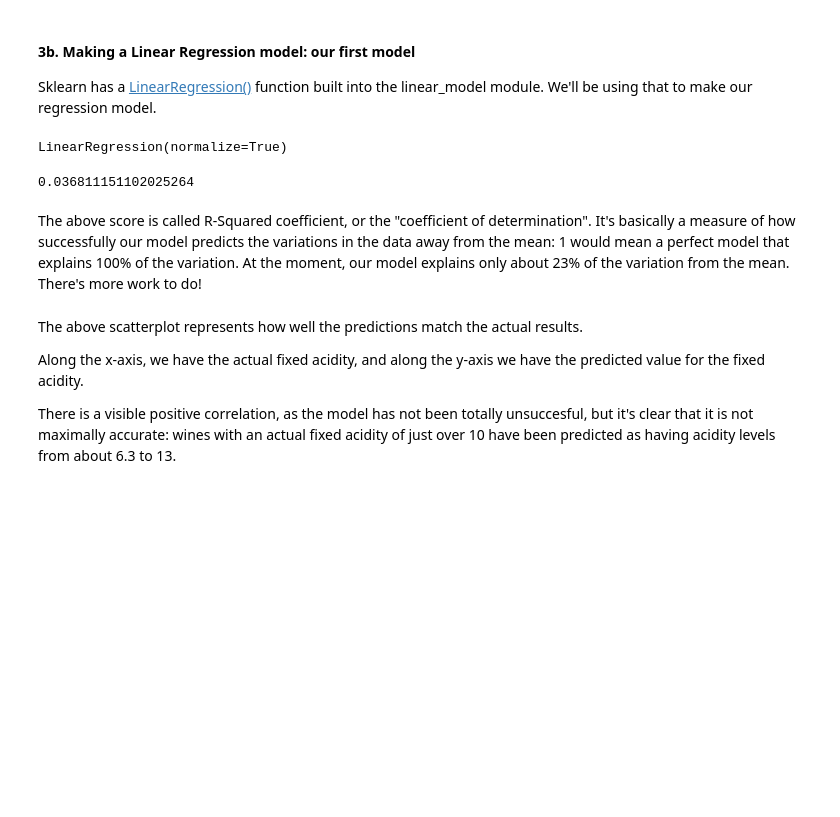
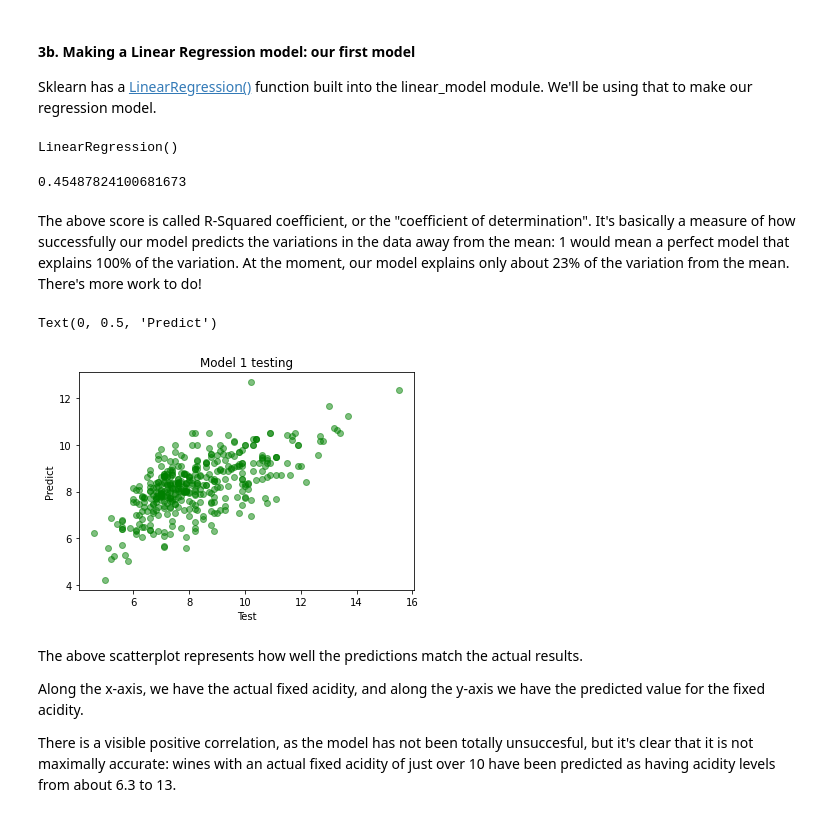
Before and after one commit to smaxwell953/Springboard_DSC_Career_Track, a Jupyter notebook: 11.04_Linear_Regression_Case_Study/Springboard Regression Case Study - the Red Wine Dataset - Tier 3.ipynb, the cells around one changed output. Drawn from its saved outputs; the diff is of its cells as text; code cells hidden in the pictures; blank space fills up the shorter version.

```diff
--- a/11.04_Linear_Regression_Case_Study/Springboard Regression Case Study - the Red Wine Dataset - Tier 3.ipynb
+++ b/11.04_Linear_Regression_Case_Study/Springboard Regression Case Study - the Red Wine Dataset - Tier 3.ipynb
@@ -262,12 +262,16 @@ To be sure, for our first model, we're only going to focus on two variables: fix
 We'll be using [sklearn](https://scikit-learn.org/stable/modules/generated/sklearn.model_selection.train_test_split.html) here. Don't worry if not all of the syntax makes sense; just follow the rationale for what we're doing.
 # %%
 # Subsetting our data into our dependent and independent variables.
-X = wine[["density"]]
-y = wine[["quality"]]
+X = wine["density"]
+y = wine["fixed.acidity"]
 
 # Split the data. This line uses the sklearn function train_test_split().
 # The test_size parameter means we can train with 75% of the data, and test on 25%.
 X_train, X_test, y_train, y_test = train_test_split(X, y, test_size = 0.25, random_state = 123)
+# %%
+# We need to reshape x_train and x_test to be 2-d arrays instead of 1-d arrays
+X_train = X_train.values.reshape(-1,1)
+X_test = X_test.values.reshape(-1,1)
 # %%
 # We now want to check the shape of the X train, y_train, X_test and y_test to make sure the proportions are right.
 print(X_train.shape)
@@ -284,25 +288,31 @@ print(y_test.shape)
 Sklearn has a [LinearRegression()](https://scikit-learn.org/stable/modules/generated/sklearn.linear_model.LinearRegression.html) function built into the linear_model module. We'll be using that to make our regression model.
 # %%
 # Create the model: make a variable called rModel, and use it linear_model.LinearRegression appropriately
-rModel = linear_model.LinearRegression(normalize=True)
+rModel = linear_model.LinearRegression()
 # %%
 # We now want to train the model on our test data.
 rModel.fit(X_train, y_train)
 # %% [output]
-LinearRegression(normalize=True)
+LinearRegression()
 # %%
 # Evaluate the model
 rModel.score(X_train, y_train)
 # %% [output]
-0.036811151102025264
+0.45487824100681673
 # %% [markdown]
 The above score is called R-Squared coefficient, or the "coefficient of determination". It's basically a measure of how successfully our model predicts the variations in the data away from the mean: 1 would mean a perfect model that explains 100% of the variation. At the moment, our model explains only about 23% of the variation from the mean. There's more work to do!
 # %%
 # Use the model to make predictions about our test data
-_ _ _
+y_pred = rModel.predict(X_test)
 # %%
 # Let's plot the predictions against the actual result. Use scatter()
-_ _ _
+plt.scatter(y_test, y_pred, color='green', alpha=0.5)
+plt.title('Model 1 testing')
+plt.xlabel('Test')
+plt.ylabel('Predict')
+# %% [output]
+Text(0, 0.5, 'Predict')
+[figure, added]
 # %% [markdown]
 The above scatterplot represents how well the predictions match the actual results.
 
```
Also changed, not shown: parts of 21 cells of this notebook.
